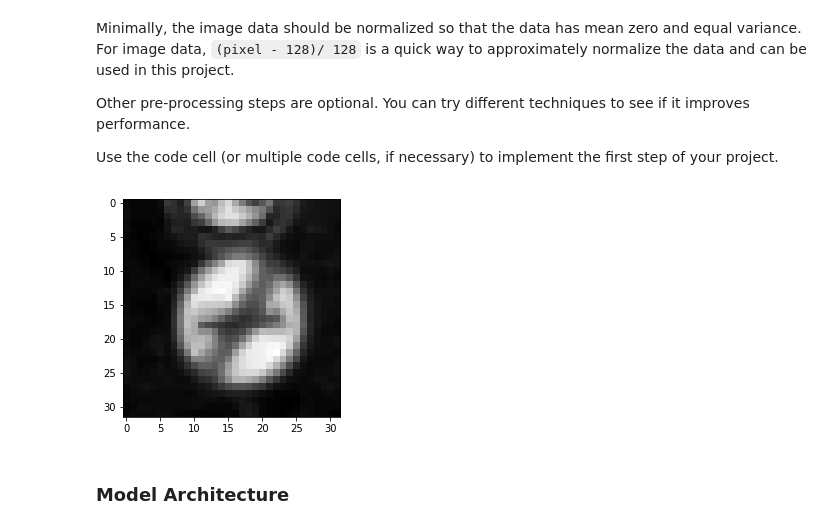
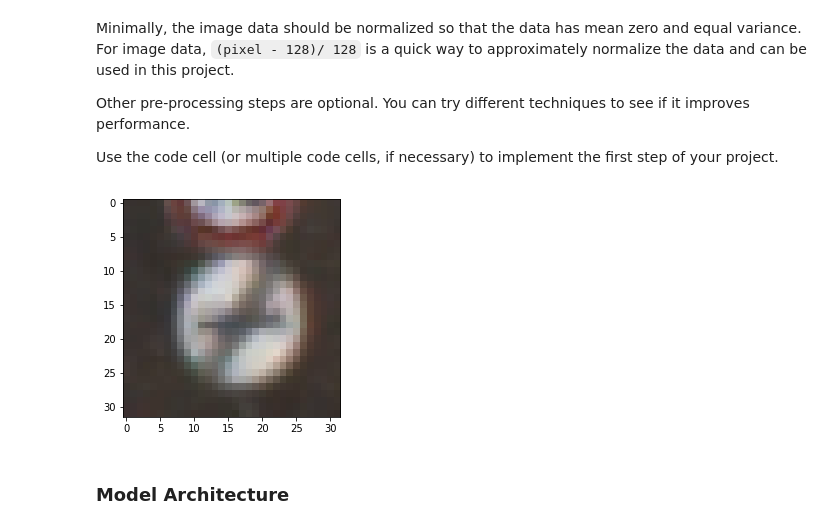
Before and after one commit to GorshkovNikita/CarND-Traffic-Sign-Classifier-Project, a Jupyter notebook: Traffic_Sign_Classifier.ipynb, the cells around one changed output. Saved outputs shown, nothing was run; the diff lists cells and outputs as text; code cells hidden in the pictures.

```diff
--- a/Traffic_Sign_Classifier.ipynb
+++ b/Traffic_Sign_Classifier.ipynb
@@ -138,18 +157,18 @@ Use the code cell (or multiple code cells, if necessary) to implement the first
 # %%
 ### Preprocess the data here. It is required to normalize the data. Other preprocessing steps could include
 ### converting to grayscale, etc.
 ### Feel free to use as many code cells as needed.
 import cv2
 
 def normalize_image(image):
-    image = cv2.cvtColor(image, cv2.COLOR_RGB2GRAY)
+#     image = cv2.cvtColor(image, cv2.COLOR_RGB2GRAY)
     image = (image - 128).astype(np.int8) / 128
     return image
 
-plt.imshow(normalize_image(X_train[0]), cmap='gray')
+plt.imshow(normalize_image(X_train[0]))
 plt.show()
 # %% [output]
-[figure, old version]
+[figure, new version]
 # %% [markdown]
 ### Model Architecture
 # %%
```
Also changed, not shown: parts of 12 cells of this notebook, 3 other files.
